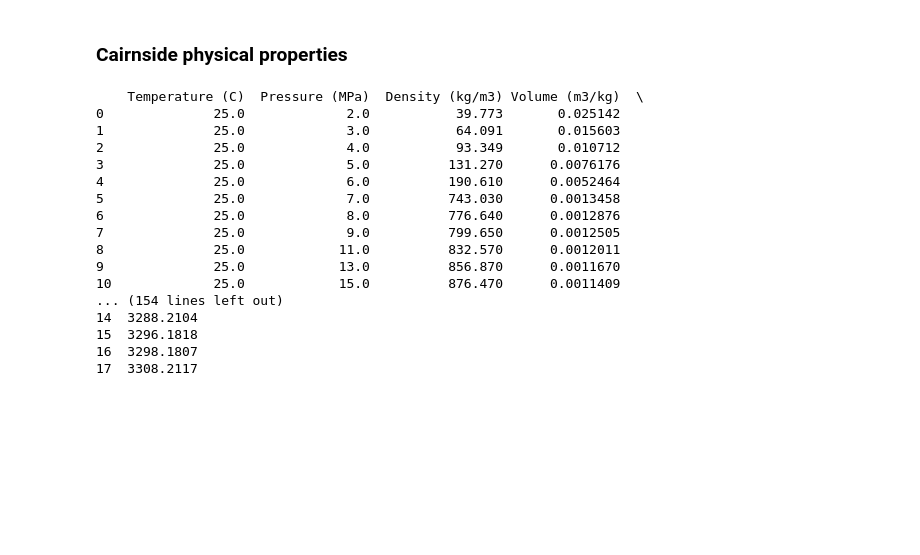
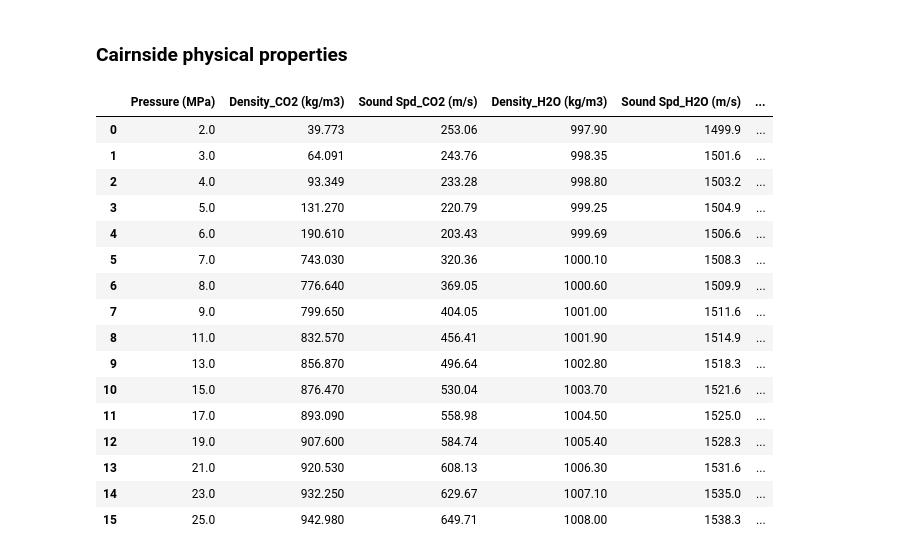
Before and after one commit to lperozzi/Reflectivity_BTSL, a Jupyter notebook: Cairnside_reflectivity.ipynb, the cells around one changed output. Cells and saved outputs as stored; diff of their text form; code cells hidden in the pictures; blank space fills up the shorter version.

```diff
--- a/Cairnside_reflectivity.ipynb
+++ b/Cairnside_reflectivity.ipynb
@@ -11,33 +36,37 @@ CO2_35 = pd.read_csv('data/co2/35/co2_35.txt', delimiter="\t")
 ### Cairnside physical properties
 # %%
 porosity = 0.0335
-matrix_density = 2.632 * 1000
-Vp_25 = pd.read_csv('data/CAS/25/Vp.dat', sep="  ", names=['Pressure (MPa)','Vp'], header=None)
-Vs_25 = pd.read_csv('data/CAS/25/Vs.dat', sep="  ", names=['Pressure (MPa)','Vs'], header=None)
-Vp_35 = pd.read_csv('data/CAS/35/Vp.dat', sep="  ", names=['Pressure (MPa)','Vp'], header=None)
-Vs_35 = pd.read_csv('data/CAS/35/Vs.dat', sep="  ", names=['Pressure (MPa)','Vs'], header=None)
-# CO2_25 = pd.concat([CO2_25, Vp_25, Vs_25], axis=1, join='inner')
+grain_density = 2.632 * 1000 # Kg/m3
+
+#  read velocities from laboratory measurments
+Vp_25 = pd.read_csv('data/CAS/25/Vp.dat', sep="  ", names=['Pressure (MPa)','Vp_CO2 (m/s)'], header=None)
+Vs_25 = pd.read_csv('data/CAS/25/Vs.dat', sep="  ", names=['Pressure (MPa)','Vs_CO2 (m/s)'], header=None)
+Vp_35 = pd.read_csv('data/CAS/35/Vp.dat', sep="  ", names=['Pressure (MPa)','Vp_CO2 (m/s)'], header=None)
+Vs_35 = pd.read_csv('data/CAS/35/Vs.dat', sep="  ", names=['Pressure (MPa)','Vs_CO2 (m/s)'], header=None)
+# concatenate velocities
 V_25 = pd.merge(Vp_25, Vs_25, on='Pressure (MPa)')
 V_35 = pd.merge(Vp_35, Vs_35, on='Pressure (MPa)')
-CO2_25 = pd.merge(CO2_25, V_25, on='Pressure (MPa)')
-print(CO2_25.head(20))
-CO2_35 = pd.merge(CO2_35, V_35, on='Pressure (MPa)')
-print(CO2_35.head(20))
+# concatenate physical properties
+pp_25 = pd.merge(CO2_25, H2O_25, on='Pressure (MPa)')
+pp_35 = pd.merge(CO2_35, H2O_35, on='Pressure (MPa)')
+pp_25 = pd.merge(pp_25, V_25, on='Pressure (MPa)')
+pp_35 = pd.merge(pp_35, V_35, on='Pressure (MPa)')
+pp_25
 # %% [output]
-    Temperature (C)  Pressure (MPa)  Density (kg/m3) Volume (m3/kg)  \
-0              25.0             2.0           39.773       0.025142
-1              25.0             3.0           64.091       0.015603
-2              25.0             4.0           93.349       0.010712
-3              25.0             5.0          131.270      0.0076176
-4              25.0             6.0          190.610      0.0052464
-5              25.0             7.0          743.030      0.0013458
-6              25.0             8.0          776.640      0.0012876
-7              25.0             9.0          799.650      0.0012505
-8              25.0            11.0          832.570      0.0012011
-9              25.0            13.0          856.870      0.0011670
-10             25.0            15.0          876.470      0.0011409
-... (154 lines left out)
-14  3288.2104
-15  3296.1818
-16  3298.1807
-17  3308.2117
+|  | Pressure (MPa) | Density_CO2 (kg/m3) | Sound Spd_CO2 (m/s) | Density_H2O (kg/m3) | Sound Spd_H2O (m/s) | ... |
+| 0 | 2.0 | 39.773 | 253.06 | 997.90 | 1499.9 | ... |
+| 1 | 3.0 | 64.091 | 243.76 | 998.35 | 1501.6 | ... |
+| 2 | 4.0 | 93.349 | 233.28 | 998.80 | 1503.2 | ... |
+| 3 | 5.0 | 131.270 | 220.79 | 999.25 | 1504.9 | ... |
+| 4 | 6.0 | 190.610 | 203.43 | 999.69 | 1506.6 | ... |
+| 5 | 7.0 | 743.030 | 320.36 | 1000.10 | 1508.3 | ... |
+| 6 | 8.0 | 776.640 | 369.05 | 1000.60 | 1509.9 | ... |
+| 7 | 9.0 | 799.650 | 404.05 | 1001.00 | 1511.6 | ... |
+| 8 | 11.0 | 832.570 | 456.41 | 1001.90 | 1514.9 | ... |
+| 9 | 13.0 | 856.870 | 496.64 | 1002.80 | 1518.3 | ... |
+| 10 | 15.0 | 876.470 | 530.04 | 1003.70 | 1521.6 | ... |
+| 11 | 17.0 | 893.090 | 558.98 | 1004.50 | 1525.0 | ... |
+| 12 | 19.0 | 907.600 | 584.74 | 1005.40 | 1528.3 | ... |
+| 13 | 21.0 | 920.530 | 608.13 | 1006.30 | 1531.6 | ... |
+| 14 | 23.0 | 932.250 | 629.67 | 1007.10 | 1535.0 | ... |
+| 15 | 25.0 | 942.980 | 649.71 | 1008.00 | 1538.3 | ... |
```
Also changed, not shown: parts of 15 cells of this notebook, 6 other files.
